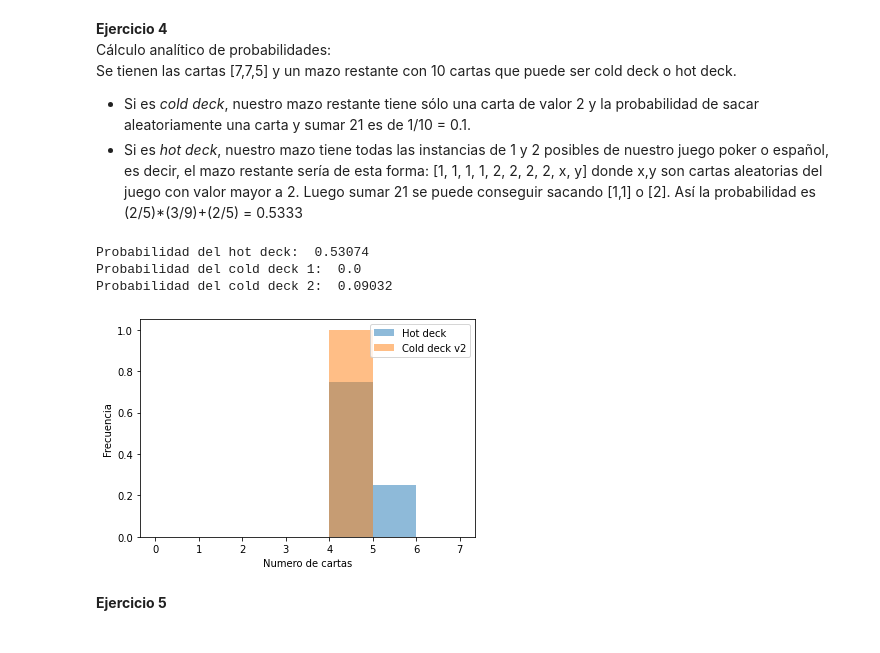
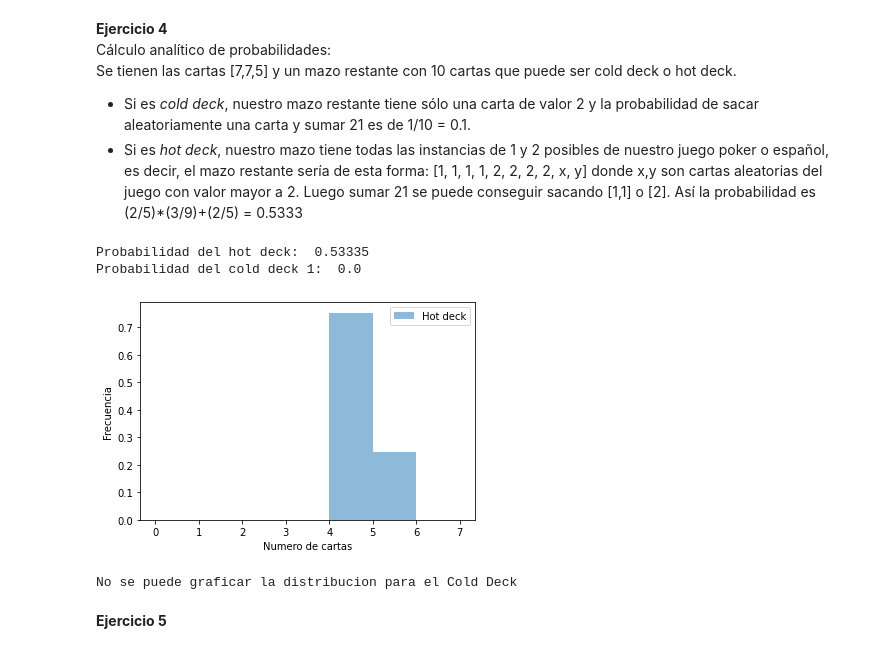
Before and after one commit to almartins1/AlgorithmsUN2020II, a Jupyter notebook: 21BlackjackGrClass2StGroup32.ipynb, the cells around one changed output. Drawn from its saved outputs; the diff is of its cells as text; code cells hidden in the pictures.

```diff
--- a/21BlackjackGrClass2StGroup32.ipynb
+++ b/21BlackjackGrClass2StGroup32.ipynb
@@ -188,7 +197,7 @@ def main4(number,rem):                                                      #fun
   cold2=0                                                                   #número de 21's con el cold deck (2 opción)
   disthot = []                                                              #almacena el número de cartas que se necesito para obtener 21 en un hot deck
   distcold = []                                                             #almacena el número de cartas que se necesito para obtener 21 en un cold deck
-  distcold2=[]                                                              #almacena el número de cartas que se necesito para obtener 21 en un cold deck(2 opción)
+                                                                            #almacena el número de cartas que se necesito para obtener 21 en un cold deck(2 opción)
 
 
   for k in range(100000):                                                   #acontinuacion se ejecutan las simulaciones
@@ -196,61 +205,56 @@ def main4(number,rem):                                                      #fun
                                                                             #monto que tiene el jugador al inicio (sum,sum_cold,sum_cold2):
     sum = 19
     sum_cold=19
-    sum_cold2=19
+
     cards = [7,7,5]
     h_count=3                                                               #n° de cartas que se ha sacado en el hot deck
     c_count=3                                                               #n° de cartas que se ha sacado en el cold deck
-    c2_count=3                                                              #n° de cartas que se ha sacado en el cold deck(2 opcion)
+                                                                  #n° de cartas que se ha sacado en el cold deck(2 opcion)
 
                                                                             #respectivos decks:
     deck_hot =[1,2,1,2,1,2,1,2,3,3]
     deck_cold=[3,4,6,8,9,10,11,12,13,3]
-    deck_cold2=[3,4,6,8,9,10,2,12,1,3,4]
+
 
     while sum <21:                                                          #los while acontinuacion eligen al azar una carta del maso hasta que el monto supere 21
       card = deck_hot.pop(random.randint(0,len(deck_hot)-1))
       sum+=card
       h_count+=1
     while sum_cold <21:
       card = deck_cold.pop(random.randint(0,len(deck_cold)-1))
       sum_cold+=card
       c_count+=1
-    while sum_cold2 <21:
-      card = deck_cold2.pop(random.randint(0,len(deck_cold2)-1))
-      sum_cold2+=card
-      c2_count+=1
+
 
                                                                             #acontinuación si el monto es igual a 21, se aumenta la probabilidad en cada uno de los respectivos casos
                                                                             #además se añade a la respectiva lista el número de cartas con la que se obtuvo 21
     if sum == 21:
       hot+=1
       disthot.append(h_count)
     if sum_cold == 21:
       cold+=1
       discold.append(c_count)
-    if sum_cold2 == 21:
-      cold2+=1
-      distcold2.append(c2_count)
+
 
   print("Probabilidad del hot deck: " ,hot/100000)
   print("Probabilidad del cold deck 1: ",cold/100000)
-  print("Probabilidad del cold deck 2: ",cold2/100000)
+
   aaa = plt.hist(disthot,density=True, bins=[0,1,2,3,4,5,6,7], alpha= 0.5, label="Hot deck")
 
   #bbb = plt.hist(distcold,density=True, bins=[0,1,2,3,4,5,6,7], alpha= 0.5)
 
-  ccc = plt.hist(distcold2,density=True, bins=[0,1,2,3,4,5,6,7,], alpha= 0.5, label="Cold deck v2")
-  plt.legend(loc='upper right')
+
+  plt.legend()
   plt.xlabel('Numero de cartas')
   plt.ylabel('Frecuencia')
   plt.show();
-
+  print("No se puede graficar la distribucion para el Cold Deck")
 main4(48,10)
 # %% [output]
-Probabilidad del hot deck:  0.53074
+Probabilidad del hot deck:  0.53335
 Probabilidad del cold deck 1:  0.0
-Probabilidad del cold deck 2:  0.09032
-[figure, old version]
+[figure, new version]
+No se puede graficar la distribucion para el Cold Deck
 # %% [markdown]
 **Ejercicio 5**
 # %% [markdown]
```
Also changed, not shown: parts of 17 cells of this notebook.
